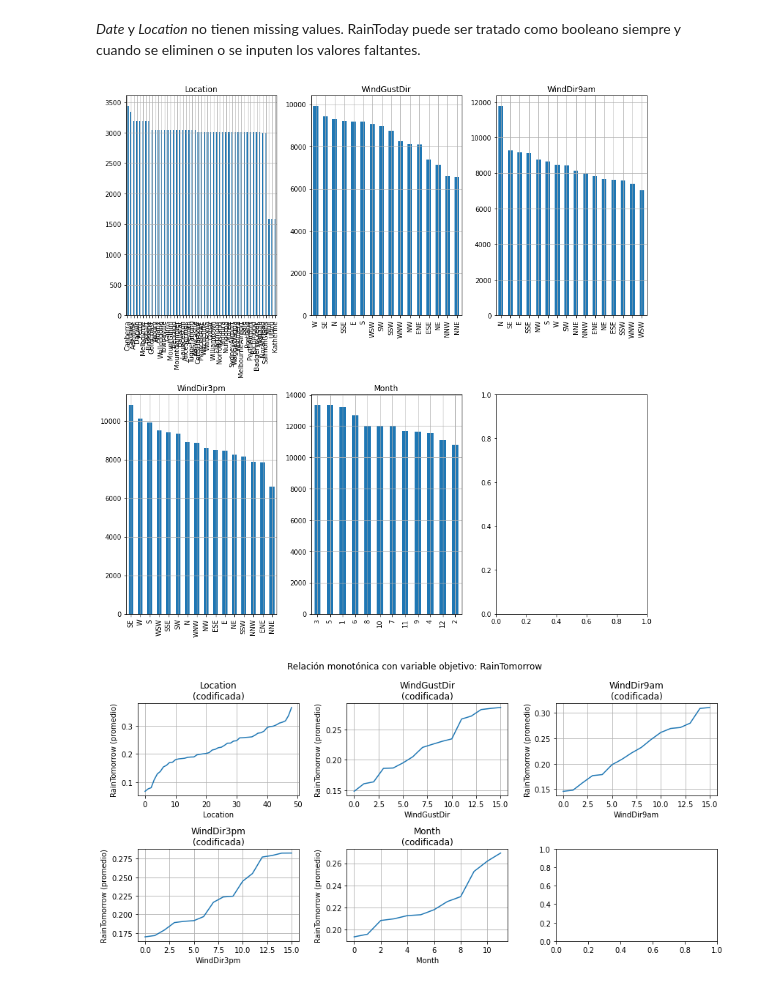
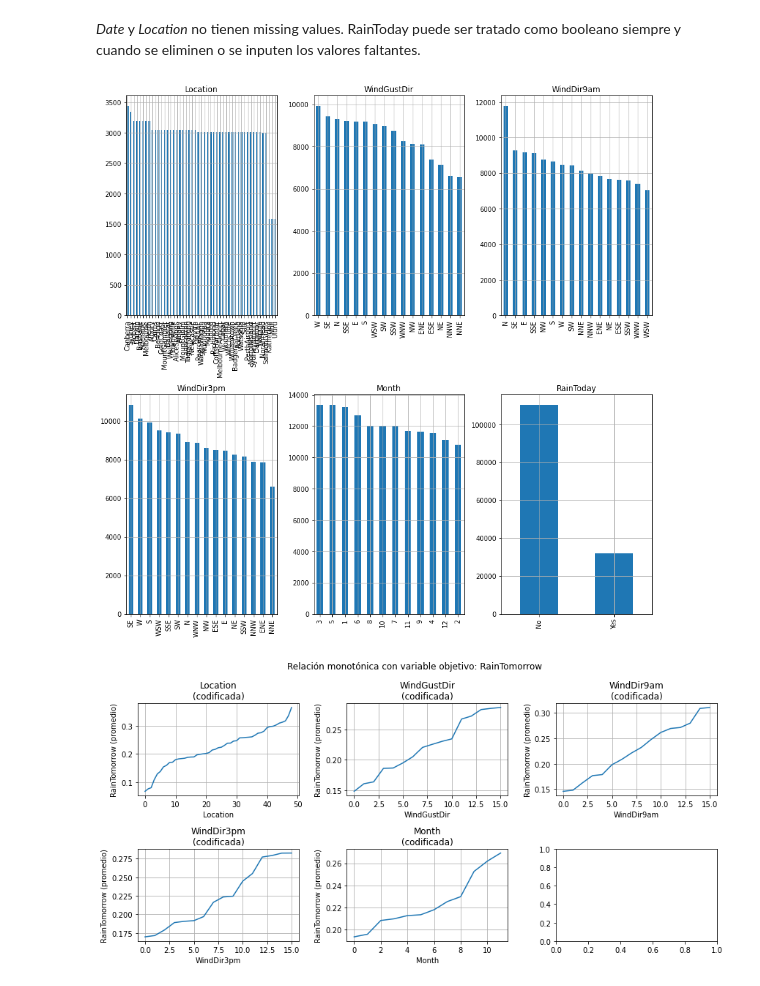
Before and after one commit to AriSalassa/analisis-de-datos, a Jupyter notebook: clase8_tpintegrador/TP Integrador Análisis de datos.ipynb, the cells around one changed output. Cells and saved outputs as stored; diff of their text form; code cells hidden in the pictures.

```diff
--- a/clase8_tpintegrador/TP Integrador Análisis de datos.ipynb
+++ b/clase8_tpintegrador/TP Integrador Análisis de datos.ipynb
@@ -136,3 +136,7 @@ Data columns (total 23 columns):
  22  RainTomorrow   142193 non-null  object
 dtypes: float64(16), object(7)
 memory usage: 25.5+ MB
+# %%
+# Sintetización de RainfallTomorrow
+for col in df["Location"].unique():
+    df.loc[df['Location'] == col, "RainfallTomorrow"] = df.loc[df['Location'] == col]["Rainfall"].shift(-1)
@@ -141,9 +165,12 @@ memory usage: 25.5+ MB
 # %%
 # Separación en features y labels
 label = 'RainTomorrow'
+label_rainfall = 'RainfallTomorrow'
 Y = df[label].copy()
-X = df.drop(label, axis=1).copy()
+Y_rainfall = df[label_rainfall].copy()
+X = df.drop([label, label_rainfall], axis=1).copy()
 print("df shape:", df.shape)
 print("X shape:", X.shape)
 print("Y shape:", Y.shape)
+print("Y_rainfall shape:", Y_rainfall.shape)
 # %% [output]
@@ -188,10 +216,10 @@ pd.concat([X_categorical.nunique(), X_categorical.nunique(dropna=False)], axis=1
 *Date* y *Location* no tienen missing values. RainToday puede ser tratado como booleano siempre y cuando se eliminen o se inputen los valores faltantes.
 # %%
 #cols = ['Date', 'Location', 'WindGustDir', 'WindDir9am', 'WindDir3pm', 'RainToday']
-cols = ['Location', 'WindGustDir', 'WindDir9am', 'WindDir3pm', 'Month']
+cols = ['Location', 'WindGustDir', 'WindDir9am', 'WindDir3pm', 'Month', 'RainToday']
 plot_utils.display_dataset_bar_value_count(X_categorical[cols])
 # %% [output]
-[figure, old version]
+[figure, new version]
 # %%
 y_binenc = transformer.simple_class_encoding(Y.to_frame(), 'RainTomorrow', {'Yes': 1, 'No': 0} )
 
```
Also changed, not shown: parts of 88 cells of this notebook, 1 other file.
